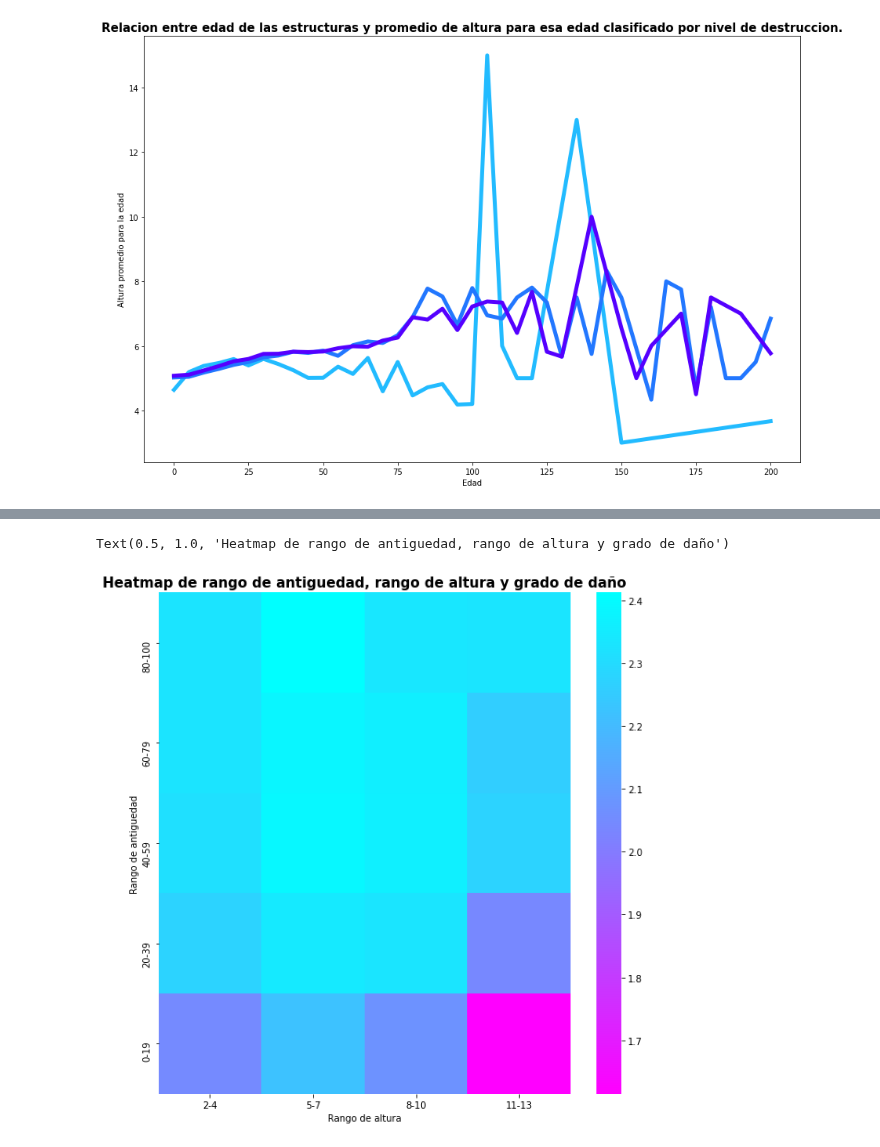
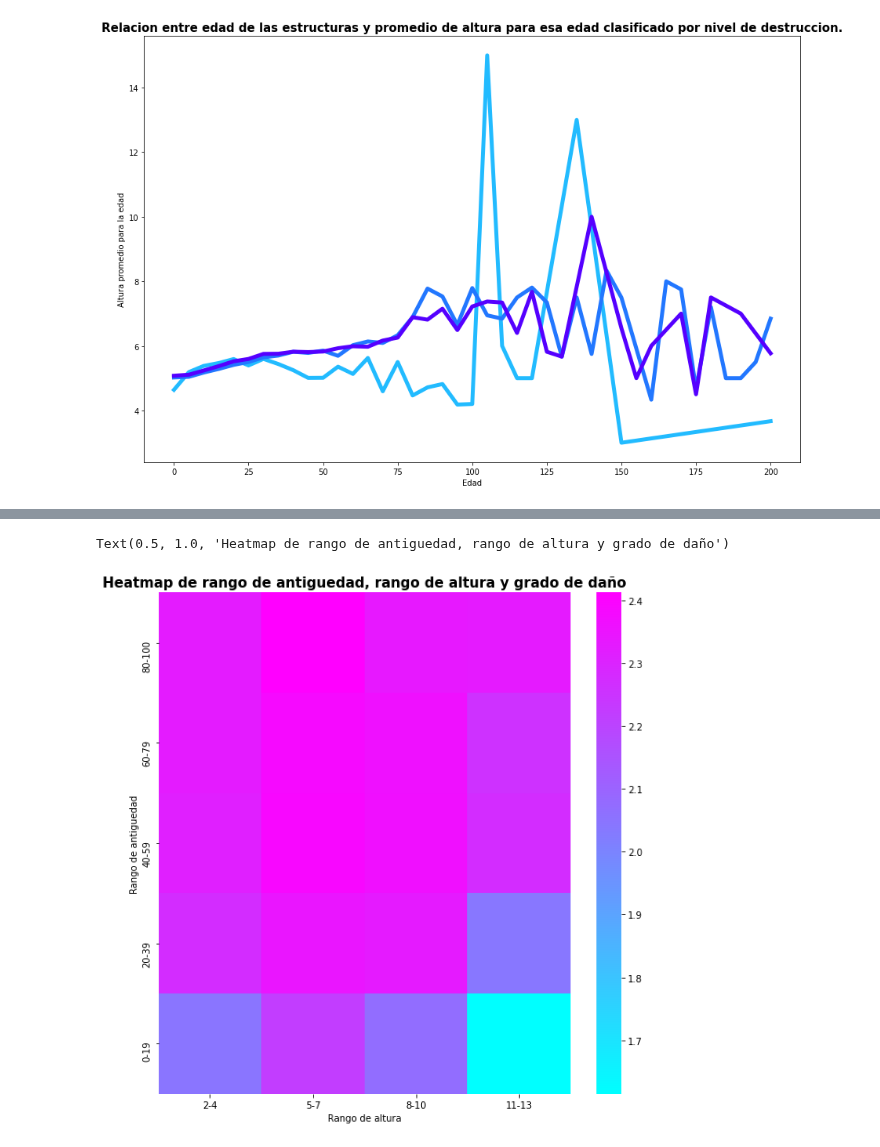
Before and after one commit to joaquinfontela/OrganizacionDeDatos-TP1, a Jupyter notebook: src/Correlations.ipynb, the cells around one changed output, grey strips where cells are left out. Cells and saved outputs as stored; diff of their text form; code cells hidden in the pictures.

```diff
--- a/src/Correlations.ipynb
+++ b/src/Correlations.ipynb
@@ -333,7 +360,7 @@ df.sort_index(0, ascending=False, inplace=True)
 # %%
 fig, ax = plt.subplots(figsize=(10,10))
-sns.heatmap(df, cmap="cool_r", ax=ax)
+sns.heatmap(df, cmap="cool", ax=ax)
 plt.title("Heatmap de rango de antiguedad, rango de altura y grado de daño", fontsize=15, fontweight = "bold")
 # %% [output]
 Text(0.5, 1.0, 'Heatmap de rango de antiguedad, rango de altura y grado de daño')
-[figure, old version]
+[figure, new version]
```
Also changed, not shown: parts of 2 cells of this notebook, 2 other files.
